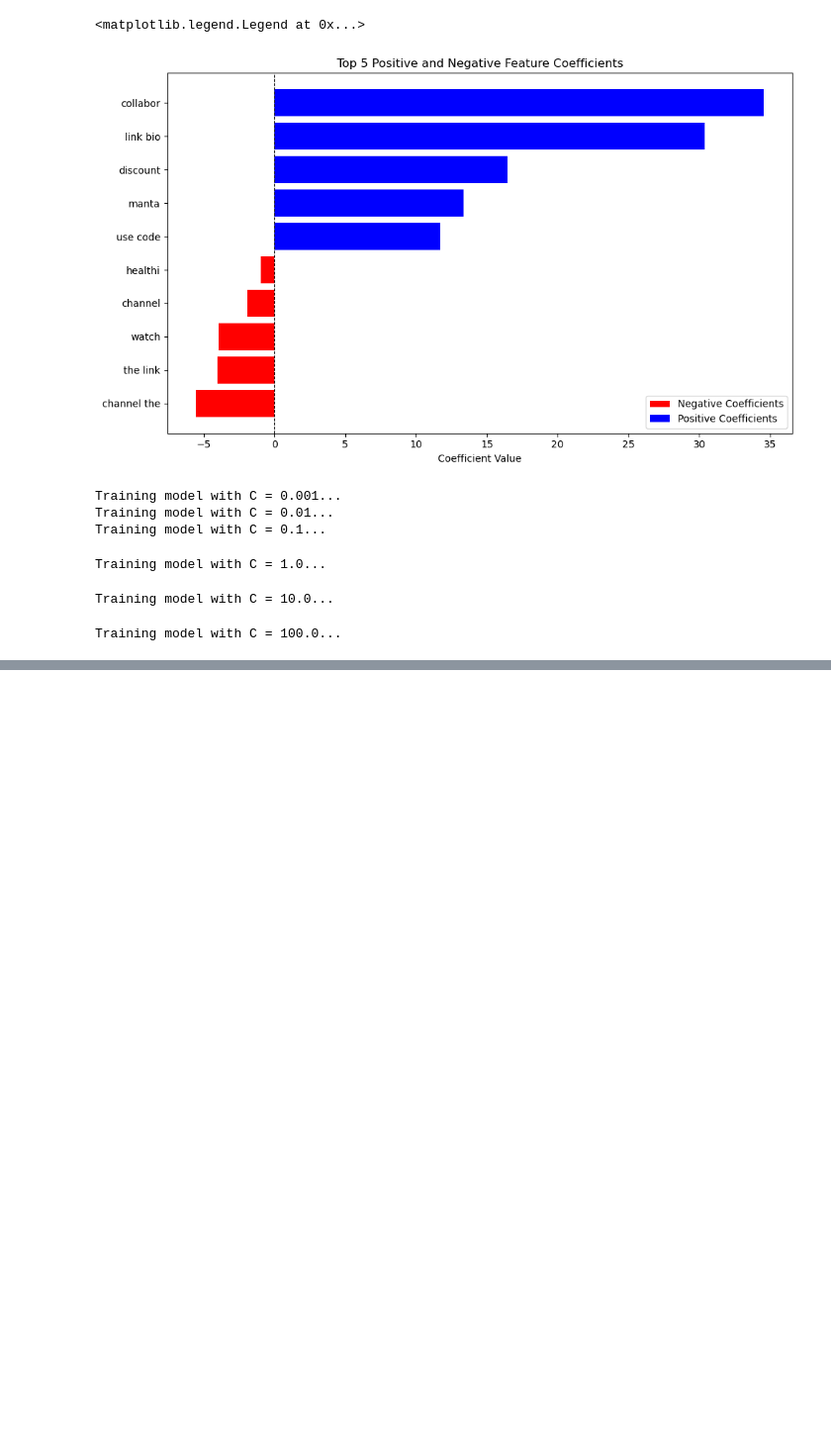
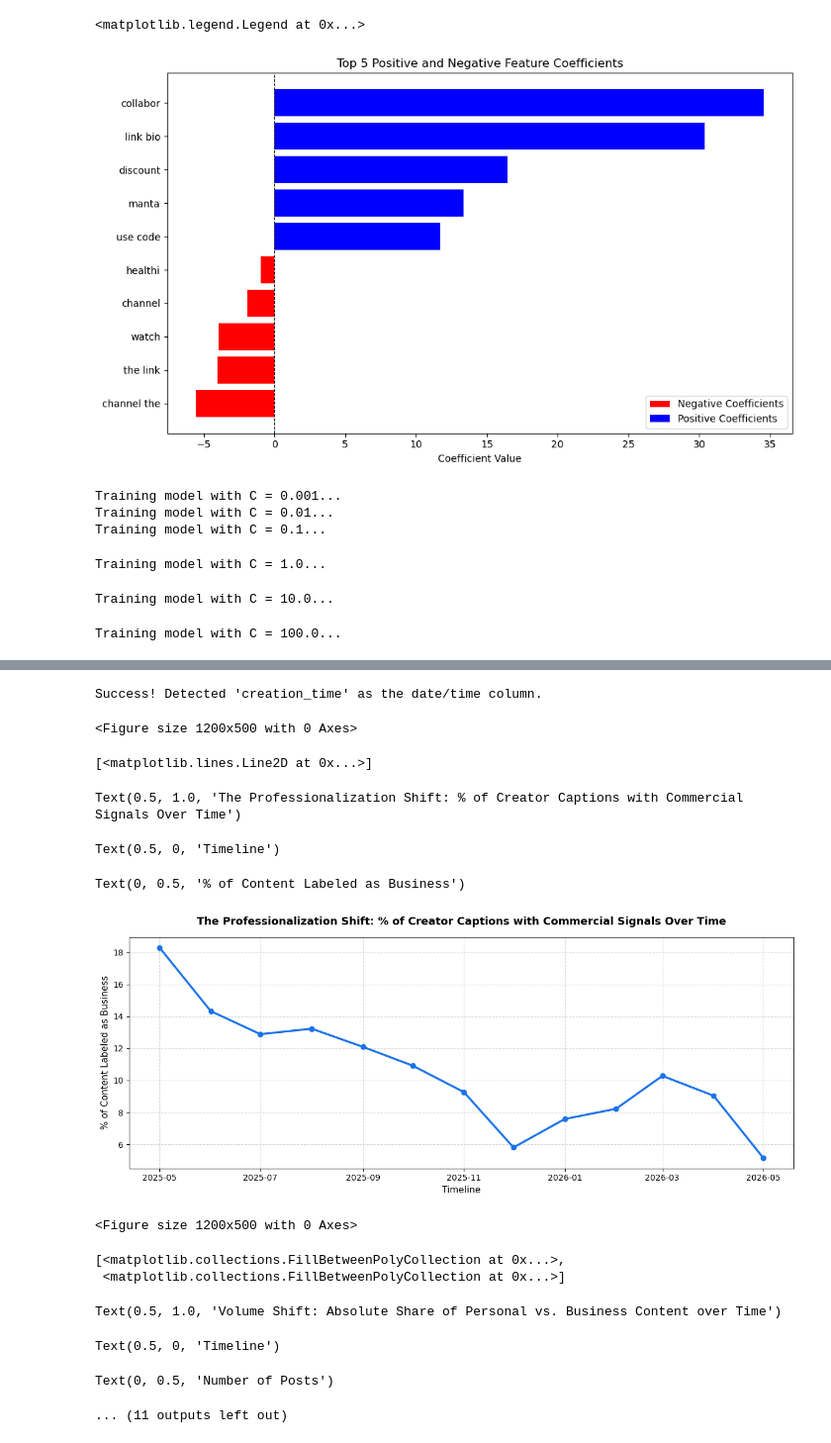
Before and after one commit to VicTan88/QSS20Final, a Jupyter notebook: Code/Analyze.ipynb, the cells around one changed output, grey strips where cells are left out. Shown at 99% size. Saved outputs shown, nothing was run; the diff lists cells and outputs as text; code cells hidden in the pictures; blank space fills up the shorter version.

```diff
--- a/Code/Analyze.ipynb
+++ b/Code/Analyze.ipynb
@@ -397,7 +406,7 @@ import matplotlib.pyplot as plt
 import seaborn as sns
 
 # 1. Scan the file headers to find the date column dynamically (saves RAM)
-header_df = pd.read_csv("/cleanedData.csv", nrows=0)
+header_df = pd.read_csv("../Data/cleanedData.csv", nrows=0)
 columns = header_df.columns.tolist()
 
 date_col = None
@@ -413,7 +422,7 @@ if date_col is None:
 print(f"Success! Detected '{date_col}' as the date/time column.")
 
 # 2. Memory Optimization: Load ONLY the 3 columns we need
-df_time = pd.read_csv("/cleanedData.csv", usecols=["post_owner.type", "text_clean", date_col])
+df_time = pd.read_csv("../Data/cleanedData.csv", usecols=["post_owner.type", "text_clean", date_col])
 
 # Filter strictly for creator accounts and drop empty rows
 df_time = df_time[df_time["post_owner.type"] == "creator"].copy()
@@ -463,39 +472,56 @@ plt.xlabel('Timeline', fontsize=11)
 plt.ylabel('% of Content Labeled as Business', fontsize=11)
 plt.grid(True, linestyle='--', alpha=0.5)
 plt.tight_layout()
+plt.savefig("../Output/vis1.png")
 plt.show()
-plt.savefig("../Output/vis1.png")
+
 
 
 # Vis 2
 
 plt.figure(figsize=(12, 5))
 plt.stackplot(monthly_data['month_timestamp'],
               monthly_data['personal_posts'],
               monthly_data['business_posts'],
               labels=['Personal Captions (0)', 'Business/Commercial Captions (1)'],
               colors=['#78909C', '#E53935'], alpha=0.85)
 plt.title('Volume Shift: Absolute Share of Personal vs. Business Content over Time', fontsize=13, fontweight='bold', pad=15)
 plt.xlabel('Timeline', fontsize=11)
 plt.ylabel('Number of Posts', fontsize=11)
 plt.legend(loc='upper left')
 plt.grid(True, linestyle='--', alpha=0.3)
 plt.tight_layout()
+plt.savefig("../Output/vis2.png")
 plt.show()
-plt.savefig("../Output/vis2.png")
+
 
 # vis 3
 yearly_data = df_time.groupby('year').agg(
     pct_business=('label', lambda x: x.mean() * 100)
 ).reset_index()
 
 plt.figure(figsize=(10, 5))
 sns.barplot(data=yearly_data, x='year', y='pct_business', palette='Blues_d')
 plt.title('Year-over-Year Growth of Commercial Intent in Creator Accounts', fontsize=13, fontweight='bold', pad=15)
 plt.xlabel('Year', fontsize=11)
 plt.ylabel('Average % of Business Content', fontsize=11)
 for index, row in yearly_data.iterrows():
     plt.text(index, row['pct_business'] + 0.5, f"{row['pct_business']:.1f}%", color='black', ha="center", fontweight='semibold')
 plt.tight_layout()
+plt.savefig("../Output/vis3.png")
 plt.show()
-plt.savefig("../Output/vis3.png")
+# %% [output]
+Success! Detected 'creation_time' as the date/time column.
+<Figure size 1200x500 with 0 Axes>
+[<matplotlib.lines.Line2D at 0x...>]
+Text(0.5, 1.0, 'The Professionalization Shift: % of Creator Captions with Commercial Signals Over Time')
+Text(0.5, 0, 'Timeline')
+Text(0, 0.5, '% of Content Labeled as Business')
+[figure, added]
+<Figure size 1200x500 with 0 Axes>
+[<matplotlib.collections.FillBetweenPolyCollection at 0x...>,
+ <matplotlib.collections.FillBetweenPolyCollection at 0x...>]
+Text(0.5, 1.0, 'Volume Shift: Absolute Share of Personal vs. Business Content over Time')
+Text(0.5, 0, 'Timeline')
+Text(0, 0.5, 'Number of Posts')
+... (11 outputs left out)
```
Also changed, not shown: parts of 1 cell of this notebook, 8 other files.
